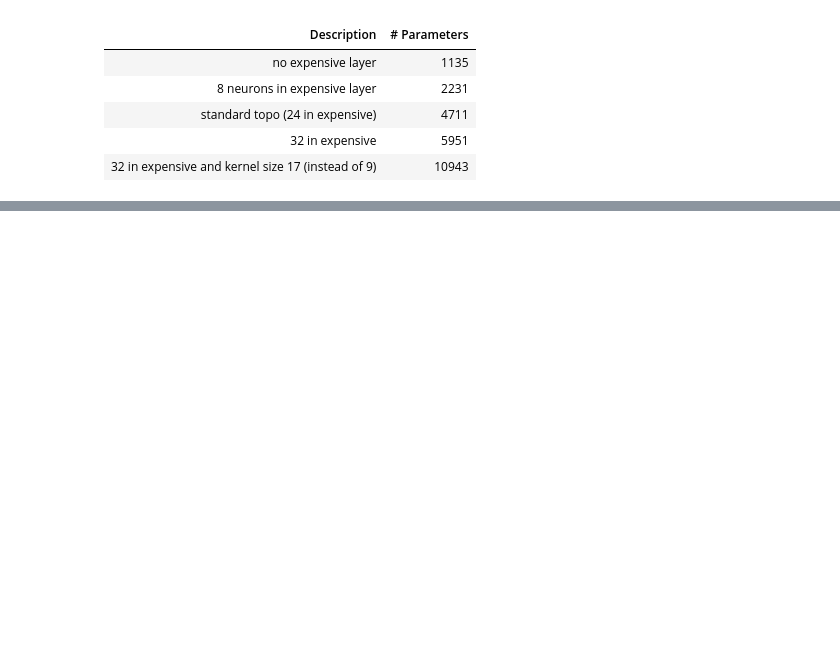
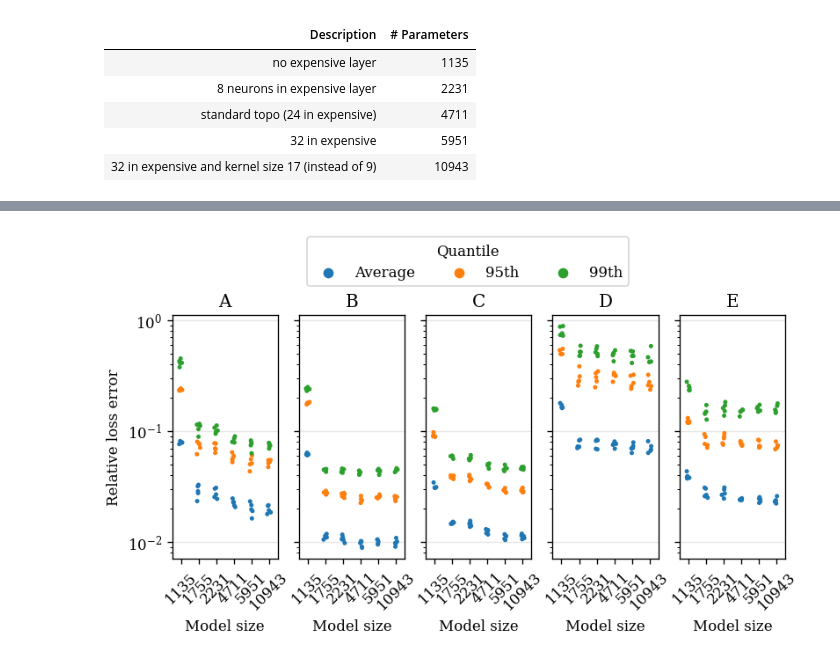
Before and after one commit to upb-lea/hardcore-magnet-challenge, a Jupyter notebook: notebooks/wk-2.0-hpo.ipynb, the cells around one changed output, grey strips where cells are left out. Saved outputs shown, nothing was run; the diff lists cells and outputs as text; code cells hidden in the pictures; blank space fills up the shorter version.

```diff
--- a/notebooks/wk-2.0-hpo.ipynb
+++ b/notebooks/wk-2.0-hpo.ipynb
@@ -20,6 +20,9 @@ from utils.data import (
 VAL_SOURCE = DATA_SOURCE.parent / "validation"
 pd.options.display.max_rows = 1000
 pd.options.display.max_columns = 100
+
+IMG_PATH = Path.cwd().parent.parent / 'notebooks' / 'img'
+IMG_PATH.mkdir(parents=True, exist_ok=True)
 # %%
 hpo_exp_ids = []
 # %%
@@ -45,0 +113,47 @@ meta_info_df.query(f"debug == False").head()
+# %%
+fig, axes = plt.subplots(1, 5, figsize=(7.5, 3), sharey=True)
+err_cols = [
+    c for c in meta_info_df if c.endswith("rel_err") and not c.startswith("max")
+]
+expid_l = {
+    "75010",
+    "58ab3",
+    "14abf",
+    "ea89c",
+    "60642",
+    "0a2ef",
+}
+
+for ax, (mat_lbl, mat_df) in zip(
+    axes.flatten(),
+    err_info_df.query(f"experiment_uid in @expid_l").groupby("material"),
+):
+    # errs = mat_df.loc[:, err_cols].to_numpy().ravel()
+
+    sp = sns.stripplot(
+        mat_df,
+        x="model_size",
+        y="Error",
+        hue="Quantile",
+        ax=ax,
+        size=3,
+        legend=True,
+    )
+    ax.set_ylabel("Relative loss error")
+    ax.set_xticklabels(ax.get_xticklabels(), rotation=45)
+    ax.set_title(mat_lbl)
+    ax.set_yscale("log")
+    ax.set_xlabel("Model size")
+    leg = sp.get_legend()
+    leg.set_visible(False)
+sns.move_legend(
+    sp,
+    "upper center",
+    bbox_to_anchor=(0.4, 1.35),
+    ncol=3,
+    bbox_transform=axes[2].transAxes,
+)
+
+fig.savefig(IMG_PATH / "pareto_front.pdf", dpi=300, bbox_inches="tight")
+# %% [output]
+[figure, added]
```
Also changed, not shown: parts of 8 cells of this notebook, 6 other files.
